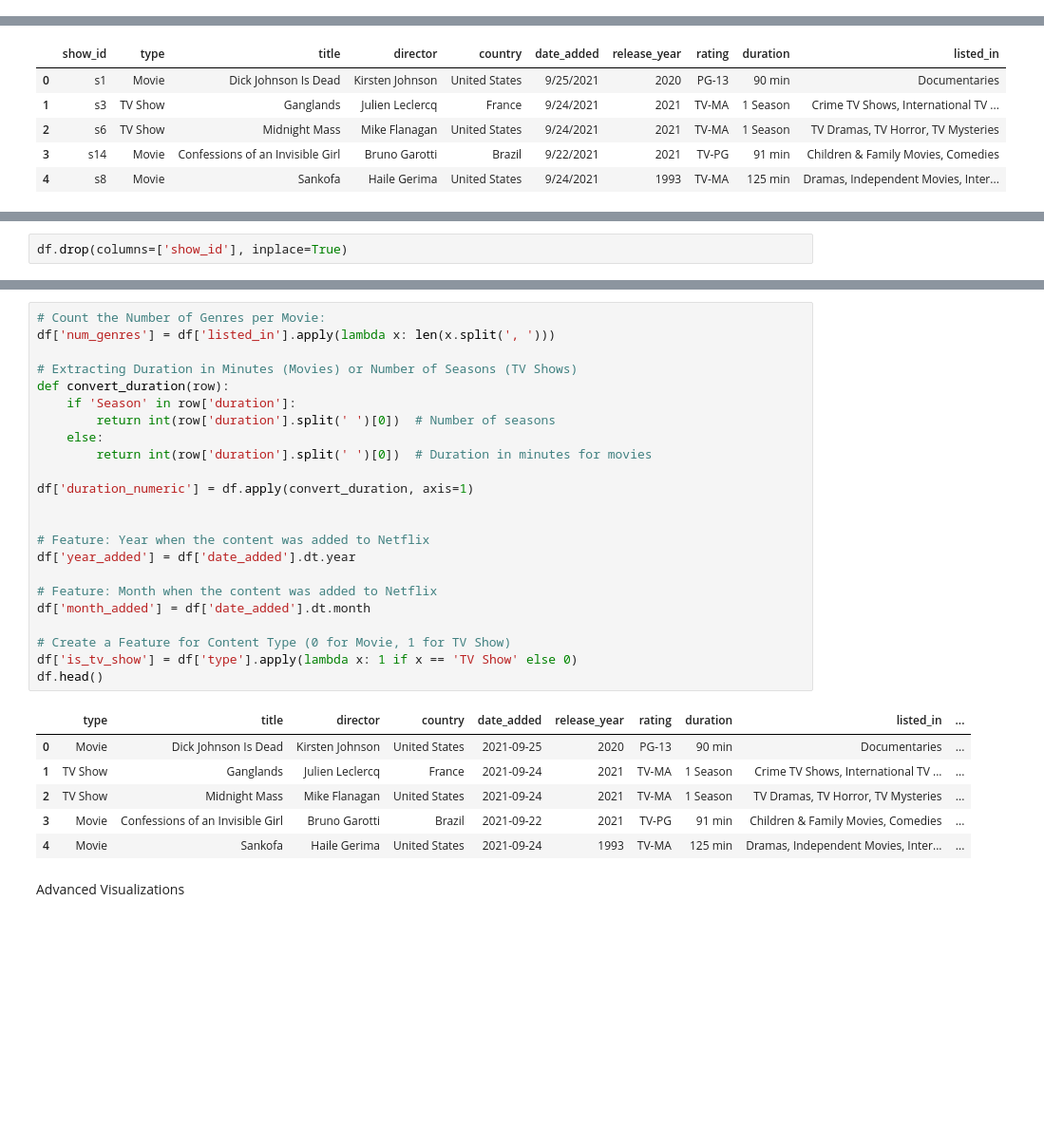
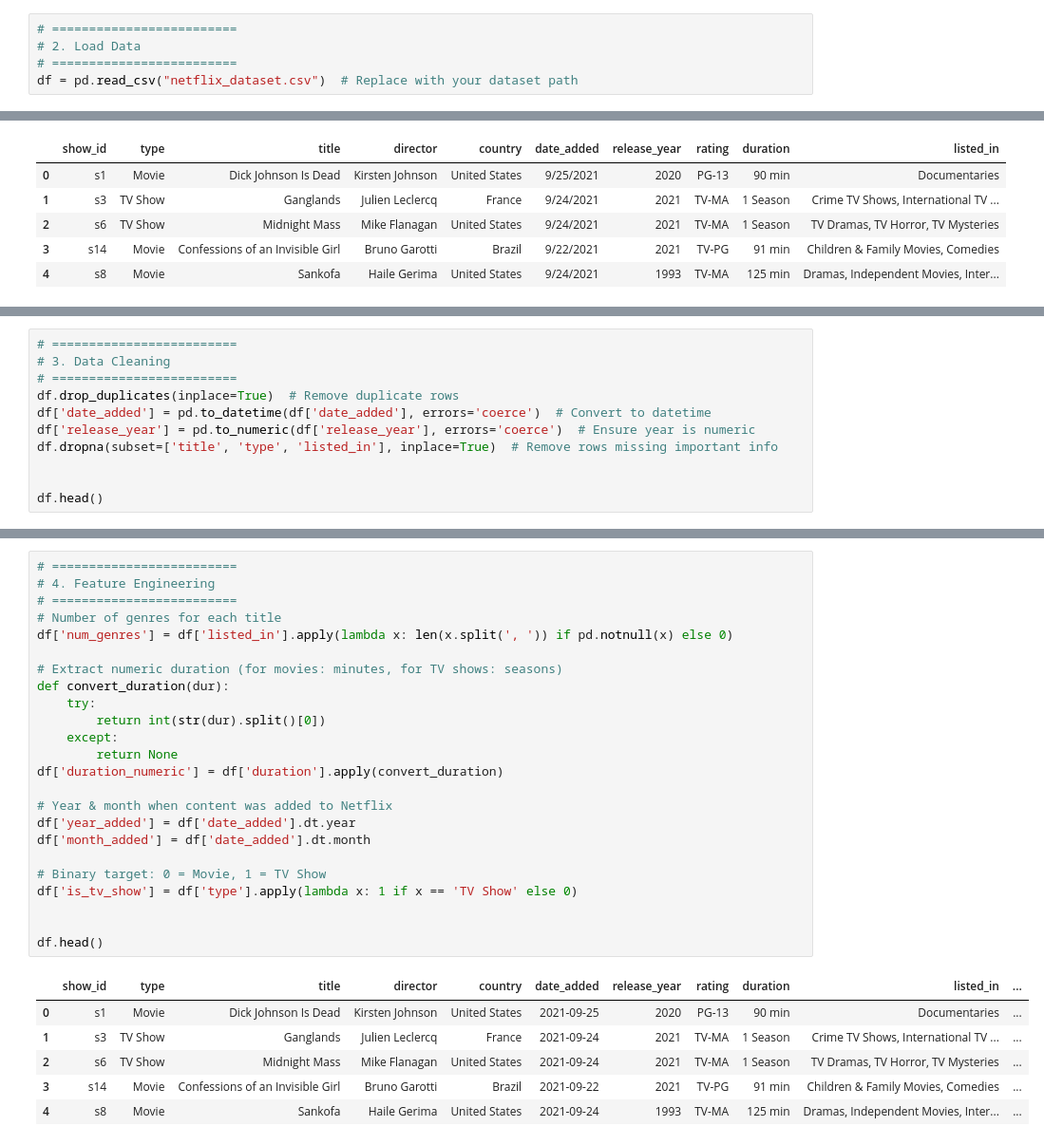
Before and after one commit to Abdul-Subhan24/Netflix-Data-Visualization-ML, a Jupyter notebook: Netflix_Data_Cleaning,_Analysis_and_Visualization_with_ML_Model's.ipynb, the cells around one changed output, grey strips where cells are left out. Shown: that part at 95% size. Cells and saved outputs as stored; diff of their text form; blank space fills up the shorter version.

```diff
--- a/Netflix_Data_Cleaning,_Analysis_and_Visualization_with_ML_Model's.ipynb
+++ b/Netflix_Data_Cleaning,_Analysis_and_Visualization_with_ML_Model's.ipynb
@@ -10,3 +30,8 @@ df = pd.read_csv("netflix data set's..csv")
+# %%
+# =========================
+# 2. Load Data
+# =========================
+df = pd.read_csv("netflix_dataset.csv")  # Replace with your dataset path
 # %%
 df.head()
 # %% [output]
@@ -87,2 +43,0 @@ Index(['show_id', 'type', 'title', 'director', 'country', 'date_added',
-# %%
-df.drop(columns=['show_id'], inplace=True)
@@ -199,0 +44,11 @@ Feature Engineering
+# %%
+# =========================
+# 3. Data Cleaning
+# =========================
+df.drop_duplicates(inplace=True)  # Remove duplicate rows
+df['date_added'] = pd.to_datetime(df['date_added'], errors='coerce')  # Convert to datetime
+df['release_year'] = pd.to_numeric(df['release_year'], errors='coerce')  # Ensure year is numeric
+df.dropna(subset=['title', 'type', 'listed_in'], inplace=True)  # Remove rows missing important info
+
+
+df.head()
@@ -200,32 +62,31 @@ Feature Engineering
 # %%
-# Count the Number of Genres per Movie:
-df['num_genres'] = df['listed_in'].apply(lambda x: len(x.split(', ')))
+# =========================
+# 4. Feature Engineering
+# =========================
+# Number of genres for each title
+df['num_genres'] = df['listed_in'].apply(lambda x: len(x.split(', ')) if pd.notnull(x) else 0)
 
-# Extracting Duration in Minutes (Movies) or Number of Seasons (TV Shows)
-def convert_duration(row):
-    if 'Season' in row['duration']:
-        return int(row['duration'].split(' ')[0])  # Number of seasons
-    else:
-        return int(row['duration'].split(' ')[0])  # Duration in minutes for movies
+# Extract numeric duration (for movies: minutes, for TV shows: seasons)
+def convert_duration(dur):
+    try:
+        return int(str(dur).split()[0])
+    except:
+        return None
+df['duration_numeric'] = df['duration'].apply(convert_duration)
 
-df['duration_numeric'] = df.apply(convert_duration, axis=1)
+# Year & month when content was added to Netflix
+df['year_added'] = df['date_added'].dt.year
+df['month_added'] = df['date_added'].dt.month
+
+# Binary target: 0 = Movie, 1 = TV Show
+df['is_tv_show'] = df['type'].apply(lambda x: 1 if x == 'TV Show' else 0)
 
 
-# Feature: Year when the content was added to Netflix
-df['year_added'] = df['date_added'].dt.year
-
-# Feature: Month when the content was added to Netflix
-df['month_added'] = df['date_added'].dt.month
-
-# Create a Feature for Content Type (0 for Movie, 1 for TV Show)
-df['is_tv_show'] = df['type'].apply(lambda x: 1 if x == 'TV Show' else 0)
 df.head()
 # %% [output]
-|  | type | title | director | country | date_added | release_year | rating | duration | listed_in | ... |
-| 0 | Movie | Dick Johnson Is Dead | Kirsten Johnson | United States | 2021-09-25 | 2020 | PG-13 | 90 min | Documentaries | ... |
-| 1 | TV Show | Ganglands | Julien Leclercq | France | 2021-09-24 | 2021 | TV-MA | 1 Season | Crime TV Shows, International TV ... | ... |
-| 2 | TV Show | Midnight Mass | Mike Flanagan | United States | 2021-09-24 | 2021 | TV-MA | 1 Season | TV Dramas, TV Horror, TV Mysteries | ... |
-| 3 | Movie | Confessions of an Invisible Girl | Bruno Garotti | Brazil | 2021-09-22 | 2021 | TV-PG | 91 min | Children & Family Movies, Comedies | ... |
-| 4 | Movie | Sankofa | Haile Gerima | United States | 2021-09-24 | 1993 | TV-MA | 125 min | Dramas, Independent Movies, Inter... | ... |
+|  | show_id | type | title | director | country | date_added | release_year | rating | duration | listed_in | ... |
+| 0 | s1 | Movie | Dick Johnson Is Dead | Kirsten Johnson | United States | 2021-09-25 | 2020 | PG-13 | 90 min | Documentaries | ... |
+| 1 | s3 | TV Show | Ganglands | Julien Leclercq | France | 2021-09-24 | 2021 | TV-MA | 1 Season | Crime TV Shows, International TV ... | ... |
+| 2 | s6 | TV Show | Midnight Mass | Mike Flanagan | United States | 2021-09-24 | 2021 | TV-MA | 1 Season | TV Dramas, TV Horror, TV Mysteries | ... |
+| 3 | s14 | Movie | Confessions of an Invisible Girl | Bruno Garotti | Brazil | 2021-09-22 | 2021 | TV-PG | 91 min | Children & Family Movies, Comedies | ... |
+| 4 | s8 | Movie | Sankofa | Haile Gerima | United States | 2021-09-24 | 1993 | TV-MA | 125 min | Dramas, Independent Movies, Inter... | ... |
-# %% [markdown]
-Advanced Visualizations
```
Also changed, not shown: parts of 29 cells of this notebook.
